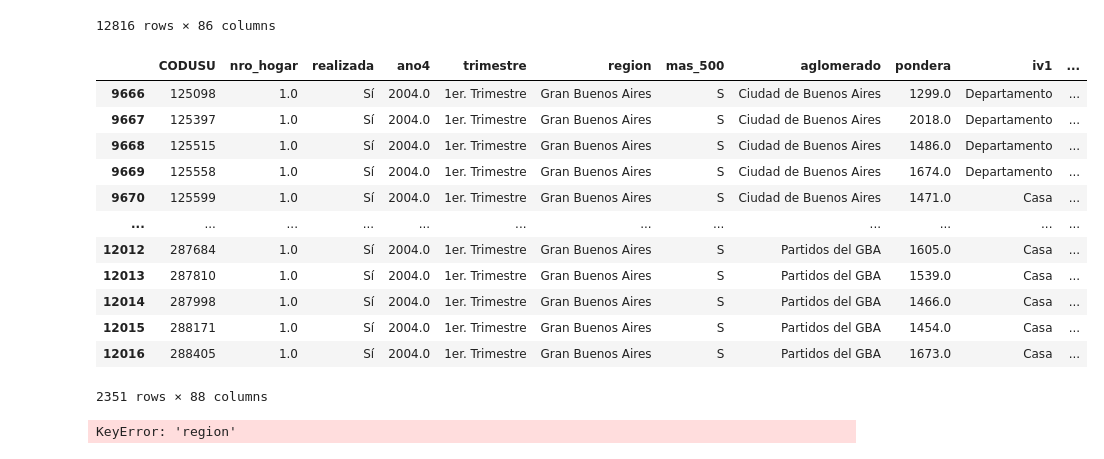
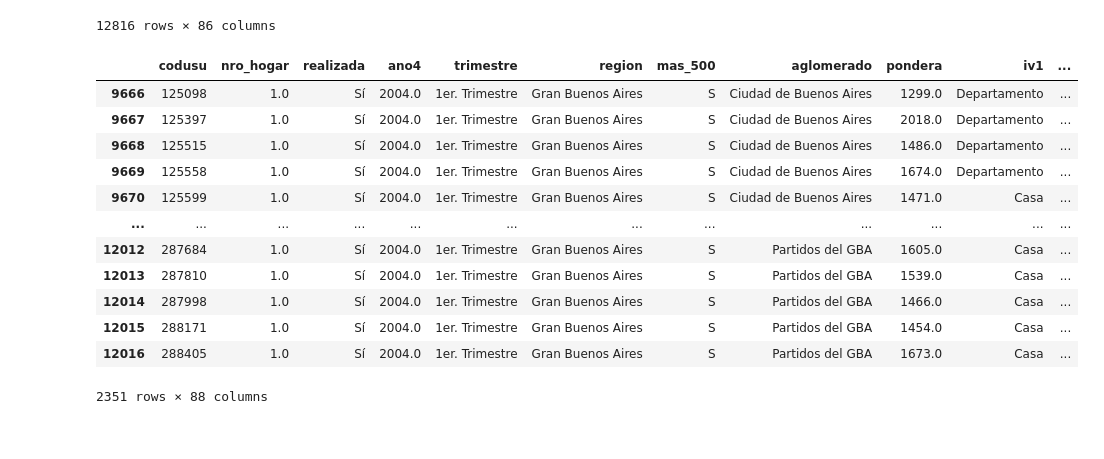
Before and after one commit to jtomasello247/Big-Data---TP-2---Grupo-13, a Jupyter notebook: t104_dta/TP2.ipynb, the cells around one changed output. Drawn from its saved outputs; the diff is of its cells as text; code cells hidden in the pictures.

```diff
--- a/t104_dta/TP2.ipynb
+++ b/t104_dta/TP2.ipynb
@@ -94,9 +94,10 @@ tabla.drop(["trimestre","ano4"], axis=1)
 12816 rows × 86 columns
 # %%
 df2004 = tabla[tabla["region"]=="Gran Buenos Aires"]
+df2004.columns = df2004.columns.str.lower()
 df2004
 # %% [output]
-|  | CODUSU | nro_hogar | realizada | ano4 | trimestre | region | mas_500 | aglomerado | pondera | iv1 | ... |
+|  | codusu | nro_hogar | realizada | ano4 | trimestre | region | mas_500 | aglomerado | pondera | iv1 | ... |
 | 9666 | 125098 | 1.0 | Sí | 2004.0 | 1er. Trimestre | Gran Buenos Aires | S | Ciudad de Buenos Aires | 1299.0 | Departamento | ... |
 | 9667 | 125397 | 1.0 | Sí | 2004.0 | 1er. Trimestre | Gran Buenos Aires | S | Ciudad de Buenos Aires | 2018.0 | Departamento | ... |
 | 9668 | 125515 | 1.0 | Sí | 2004.0 | 1er. Trimestre | Gran Buenos Aires | S | Ciudad de Buenos Aires | 1486.0 | Departamento | ... |
@@ -114,5 +115,3 @@ df = pd.read_excel("usu_hogar_T124.xlsx")
 # %%
-df2024=df[df["region"]=="Gran Buenos Aires"]
+df2024=dfarg[dfarg["REGION"]==1]
-# %% [output]
-KeyError: 'region'
 # %%
```
Also changed, not shown: parts of 9 cells of this notebook.
